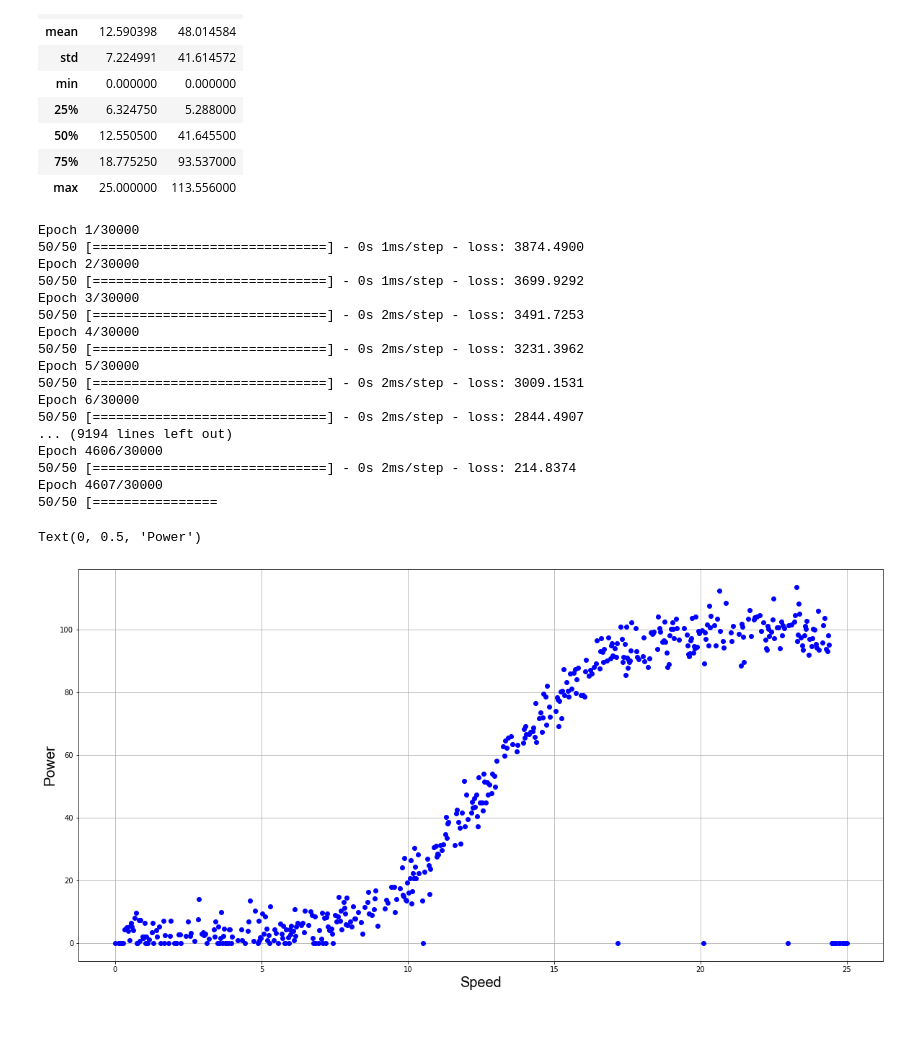
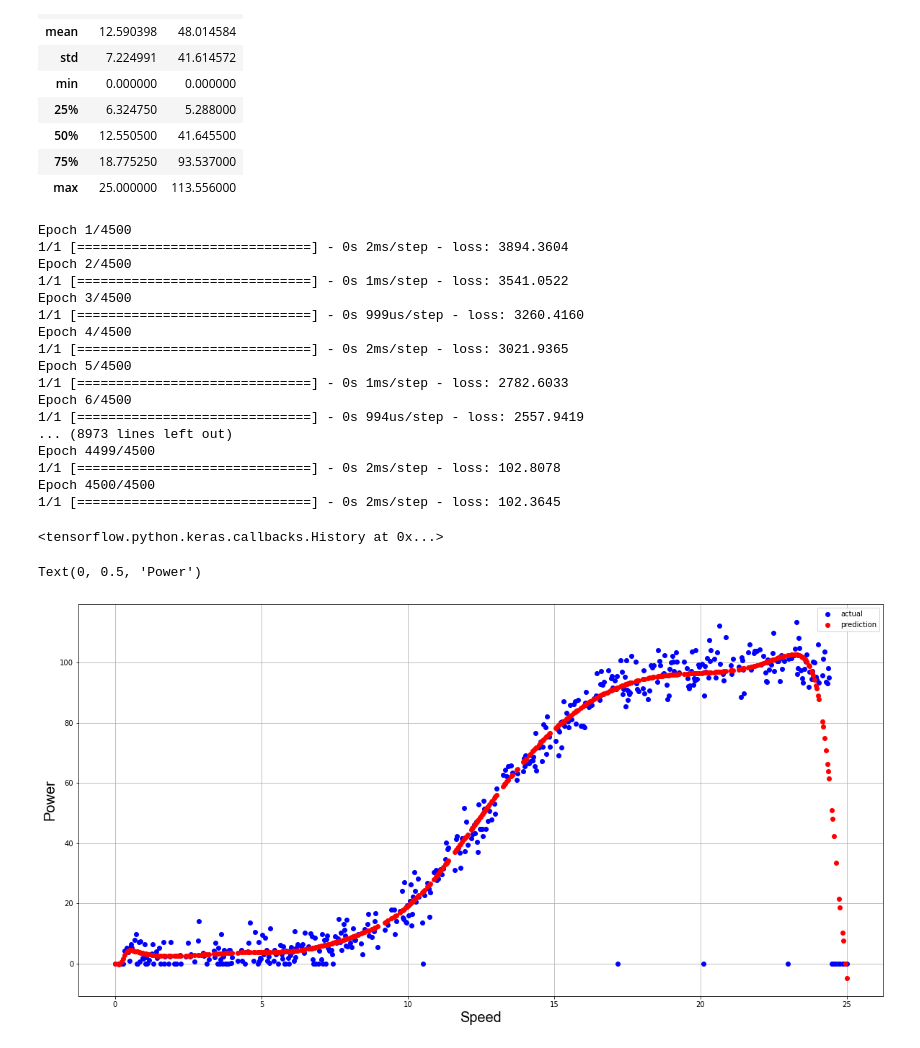
Before and after one commit to MateuszPawlowski/EmergingTechnologiesProject, a Jupyter notebook: Project.ipynb, the cells around one changed output. Drawn from its saved outputs; the diff is of its cells as text; code cells hidden in the pictures.

Commit message:
Prediction

```diff
--- a/Project.ipynb
+++ b/Project.ipynb
@@ -64,35 +64,38 @@ powerProductionDataSet.describe()
 model = kr.models.Sequential()
 model.add(kr.layers.Dense(50, input_shape=(1,), activation='sigmoid', kernel_initializer="glorot_uniform", bias_initializer="glorot_uniform"))
 model.add(kr.layers.Dense(1, activation='linear', kernel_initializer="glorot_uniform", bias_initializer="glorot_uniform"))
-model.compile(kr.optimizers.Adam(lr=0.001), loss='mean_squared_error')
+model.compile(kr.optimizers.Adam(lr=0.1), loss='mean_squared_error')
 # %%
-model.fit(powerProductionDataSet['speed'], powerProductionDataSet['power'], epochs=30000, batch_size=10)
+model.fit(powerProductionDataSet['speed'], powerProductionDataSet['power'], epochs=4500, batch_size=500)
 # %% [output]
-Epoch 1/30000
-50/50 [==============================] - 0s 1ms/step - loss: 3874.4900
-Epoch 2/30000
-50/50 [==============================] - 0s 1ms/step - loss: 3699.9292
-Epoch 3/30000
-50/50 [==============================] - 0s 2ms/step - loss: 3491.7253
-Epoch 4/30000
-50/50 [==============================] - 0s 2ms/step - loss: 3231.3962
-Epoch 5/30000
-50/50 [==============================] - 0s 2ms/step - loss: 3009.1531
-Epoch 6/30000
-50/50 [==============================] - 0s 2ms/step - loss: 2844.4907
-... (9194 lines left out)
-Epoch 4606/30000
-50/50 [==============================] - 0s 2ms/step - loss: 214.8374
-Epoch 4607/30000
-50/50 [================
+Epoch 1/4500
+1/1 [==============================] - 0s 2ms/step - loss: 3894.3604
+Epoch 2/4500
+1/1 [==============================] - 0s 1ms/step - loss: 3541.0522
+Epoch 3/4500
+1/1 [==============================] - 0s 999us/step - loss: 3260.4160
+Epoch 4/4500
+1/1 [==============================] - 0s 2ms/step - loss: 3021.9365
+Epoch 5/4500
+1/1 [==============================] - 0s 1ms/step - loss: 2782.6033
+Epoch 6/4500
+1/1 [==============================] - 0s 994us/step - loss: 2557.9419
+... (8973 lines left out)
+Epoch 4499/4500
+1/1 [==============================] - 0s 2ms/step - loss: 102.8078
+Epoch 4500/4500
+1/1 [==============================] - 0s 2ms/step - loss: 102.3645
+<tensorflow.python.keras.callbacks.History at 0x...>
 # %%
 # plot the data
 axis_font = {'fontname':'Arial', 'size':'20'}
 plt.figure(figsize=(20,10))
-plt.plot(powerProductionDataSet['speed'], powerProductionDataSet['power'], 'bo')
+plt.plot(powerProductionDataSet['speed'], powerProductionDataSet['power'], 'bo',label='actual')
+plt.plot(powerProductionDataSet['speed'], model.predict(powerProductionDataSet['speed']), 'ro',label='prediction')
+plt.legend();
 plt.grid(True)
 plt.xlabel("Speed", **axis_font)
 plt.ylabel("Power", **axis_font)
 # %% [output]
 Text(0, 0.5, 'Power')
-[figure, old version]
+[figure, new version]
```
